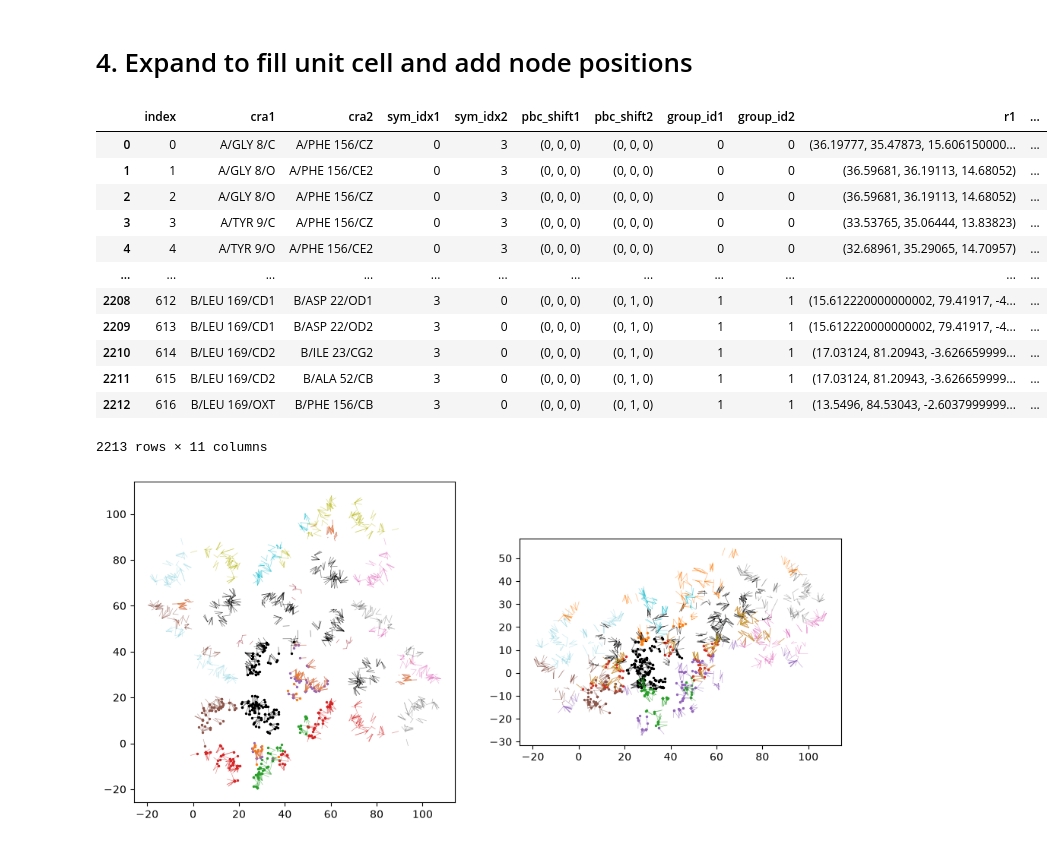
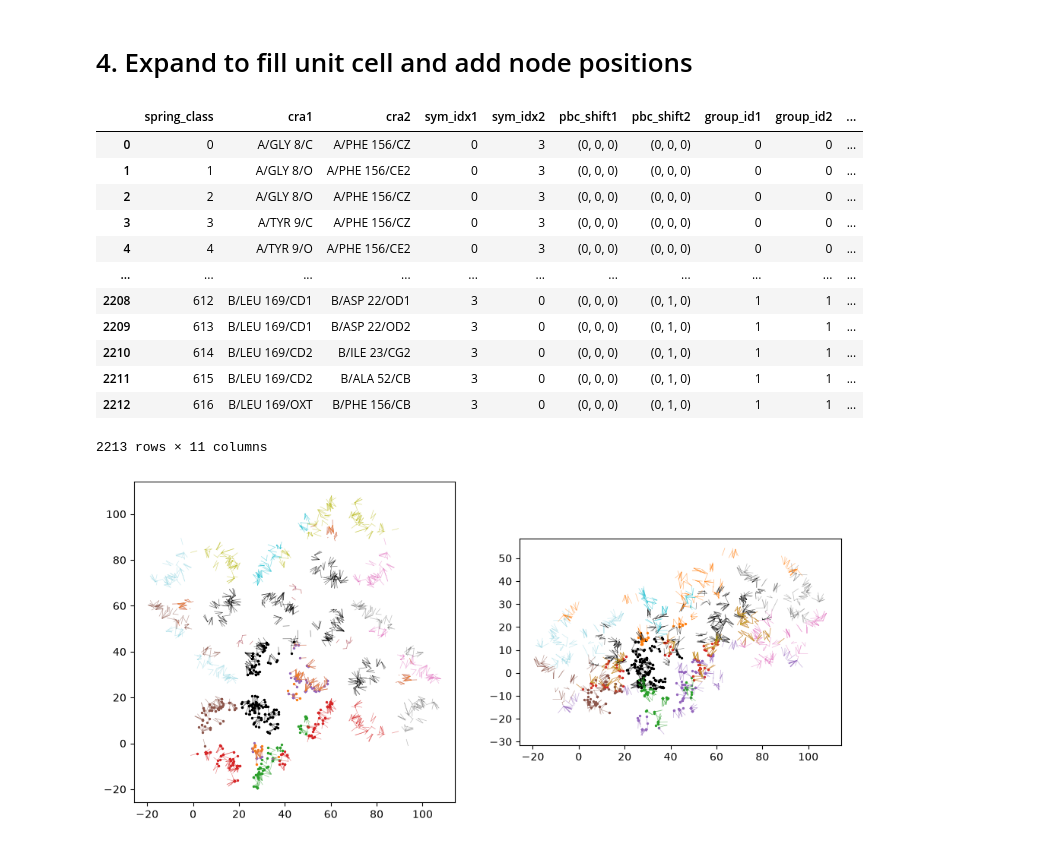
Before and after one commit to prism-science/goodvibes, a Jupyter notebook: sandbox/other-steve/hessian-bands.ipynb, the cells around one changed output. Drawn from its saved outputs; the diff is of its cells as text; code cells hidden in the pictures.

```diff
--- a/sandbox/other-steve/hessian-bands.ipynb
+++ b/sandbox/other-steve/hessian-bands.ipynb
@@ -133,41 +133,42 @@ external_df
 # 4. Expand to fill unit cell and add node positions
 # %%
 external_df_expanded = enm._symmetry_expand(external_df, st.cell.images)
+external_df_expanded = external_df_expanded.rename(columns={'index': 'spring_class'})
 
 def transform_position(st, sym_idx, pbc_shift, pos):
     if sym_idx == 0:
         image_transform = gemmi.Transform()
     else:
         image_transform = st.cell.images[sym_idx - 1]
     pbc_transform = gemmi.Transform(gemmi.Mat33(), gemmi.Vec3(*pbc_shift))
     t = pbc_transform @ image_transform
     return st.cell.orthogonalize(gemmi.Fractional(t.apply(st.cell.fractionalize(pos))))
 
 external_df_expanded['r1'] = pd.Series([None] * len(external_df_expanded), dtype=object)
 external_df_expanded['r2'] = pd.Series([None] * len(external_df_expanded), dtype=object)
 
 for row in external_df_expanded.itertuples():
     cra1 = st[0].find_cra(address_from_cra_string(row.cra1))
     cra2 = st[0].find_cra(address_from_cra_string(row.cra2))
     pos1 = transform_position(st, row.sym_idx1, row.pbc_shift1, cra1.atom.pos)
     pos2 = transform_position(st, row.sym_idx2, row.pbc_shift2, cra2.atom.pos)
     external_df_expanded.at[row.Index, 'r1'] = (pos1.x, pos1.y, pos1.z)
     external_df_expanded.at[row.Index, 'r2'] = (pos2.x, pos2.y, pos2.z)
 
 external_df_expanded
 # %% [output]
-|  | index | cra1 | cra2 | sym_idx1 | sym_idx2 | pbc_shift1 | pbc_shift2 | group_id1 | group_id2 | r1 | ... |
-| 0 | 0 | A/GLY 8/C | A/PHE 156/CZ | 0 | 3 | (0, 0, 0) | (0, 0, 0) | 0 | 0 | (36.19777, 35.47873, 15.606150000... | ... |
-| 1 | 1 | A/GLY 8/O | A/PHE 156/CE2 | 0 | 3 | (0, 0, 0) | (0, 0, 0) | 0 | 0 | (36.59681, 36.19113, 14.68052) | ... |
-| 2 | 2 | A/GLY 8/O | A/PHE 156/CZ | 0 | 3 | (0, 0, 0) | (0, 0, 0) | 0 | 0 | (36.59681, 36.19113, 14.68052) | ... |
-| 3 | 3 | A/TYR 9/C | A/PHE 156/CZ | 0 | 3 | (0, 0, 0) | (0, 0, 0) | 0 | 0 | (33.53765, 35.06444, 13.83823) | ... |
-| 4 | 4 | A/TYR 9/O | A/PHE 156/CE2 | 0 | 3 | (0, 0, 0) | (0, 0, 0) | 0 | 0 | (32.68961, 35.29065, 14.70957) | ... |
-| ... | ... | ... | ... | ... | ... | ... | ... | ... | ... | ... | ... |
-| 2208 | 612 | B/LEU 169/CD1 | B/ASP 22/OD1 | 3 | 0 | (0, 0, 0) | (0, 1, 0) | 1 | 1 | (15.612220000000002, 79.41917, -4... | ... |
-| 2209 | 613 | B/LEU 169/CD1 | B/ASP 22/OD2 | 3 | 0 | (0, 0, 0) | (0, 1, 0) | 1 | 1 | (15.612220000000002, 79.41917, -4... | ... |
-| 2210 | 614 | B/LEU 169/CD2 | B/ILE 23/CG2 | 3 | 0 | (0, 0, 0) | (0, 1, 0) | 1 | 1 | (17.03124, 81.20943, -3.626659999... | ... |
-| 2211 | 615 | B/LEU 169/CD2 | B/ALA 52/CB | 3 | 0 | (0, 0, 0) | (0, 1, 0) | 1 | 1 | (17.03124, 81.20943, -3.626659999... | ... |
-| 2212 | 616 | B/LEU 169/OXT | B/PHE 156/CB | 3 | 0 | (0, 0, 0) | (0, 1, 0) | 1 | 1 | (13.5496, 84.53043, -2.6037999999... | ... |
+|  | spring_class | cra1 | cra2 | sym_idx1 | sym_idx2 | pbc_shift1 | pbc_shift2 | group_id1 | group_id2 | ... |
+| 0 | 0 | A/GLY 8/C | A/PHE 156/CZ | 0 | 3 | (0, 0, 0) | (0, 0, 0) | 0 | 0 | ... |
+| 1 | 1 | A/GLY 8/O | A/PHE 156/CE2 | 0 | 3 | (0, 0, 0) | (0, 0, 0) | 0 | 0 | ... |
+| 2 | 2 | A/GLY 8/O | A/PHE 156/CZ | 0 | 3 | (0, 0, 0) | (0, 0, 0) | 0 | 0 | ... |
+| 3 | 3 | A/TYR 9/C | A/PHE 156/CZ | 0 | 3 | (0, 0, 0) | (0, 0, 0) | 0 | 0 | ... |
+| 4 | 4 | A/TYR 9/O | A/PHE 156/CE2 | 0 | 3 | (0, 0, 0) | (0, 0, 0) | 0 | 0 | ... |
+| ... | ... | ... | ... | ... | ... | ... | ... | ... | ... | ... |
+| 2208 | 612 | B/LEU 169/CD1 | B/ASP 22/OD1 | 3 | 0 | (0, 0, 0) | (0, 1, 0) | 1 | 1 | ... |
+| 2209 | 613 | B/LEU 169/CD1 | B/ASP 22/OD2 | 3 | 0 | (0, 0, 0) | (0, 1, 0) | 1 | 1 | ... |
+| 2210 | 614 | B/LEU 169/CD2 | B/ILE 23/CG2 | 3 | 0 | (0, 0, 0) | (0, 1, 0) | 1 | 1 | ... |
+| 2211 | 615 | B/LEU 169/CD2 | B/ALA 52/CB | 3 | 0 | (0, 0, 0) | (0, 1, 0) | 1 | 1 | ... |
+| 2212 | 616 | B/LEU 169/OXT | B/PHE 156/CB | 3 | 0 | (0, 0, 0) | (0, 1, 0) | 1 | 1 | ... |
 2213 rows × 11 columns
 # %%
 # plot the external contacts as lines in 2d projections.
```
Also changed, not shown: parts of 18 cells of this notebook, 5 other files.
